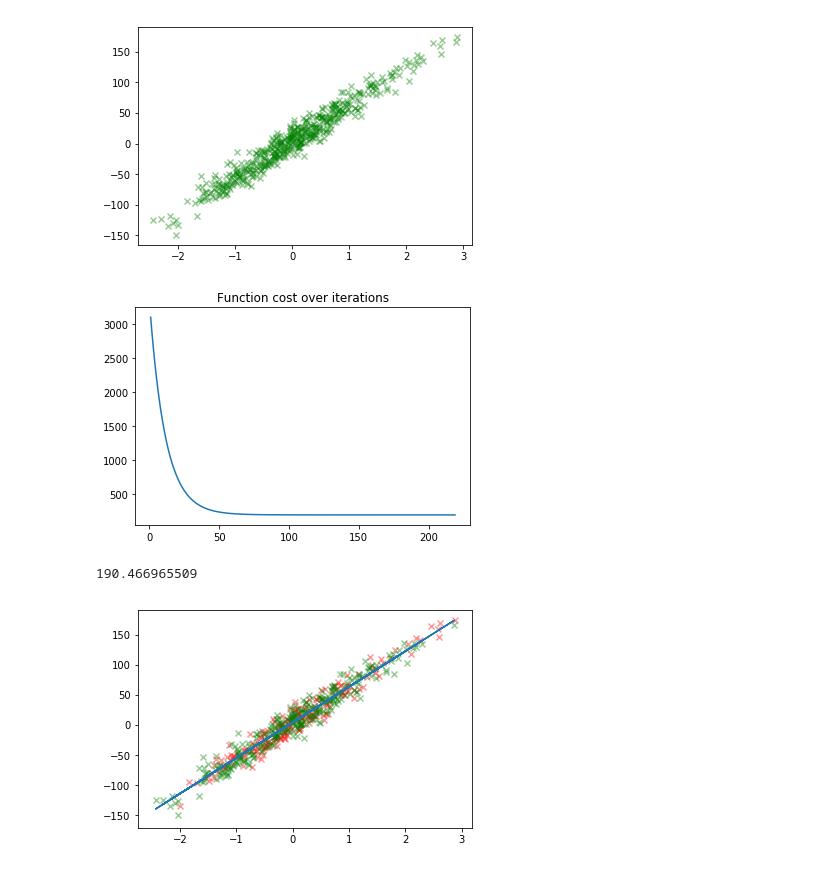
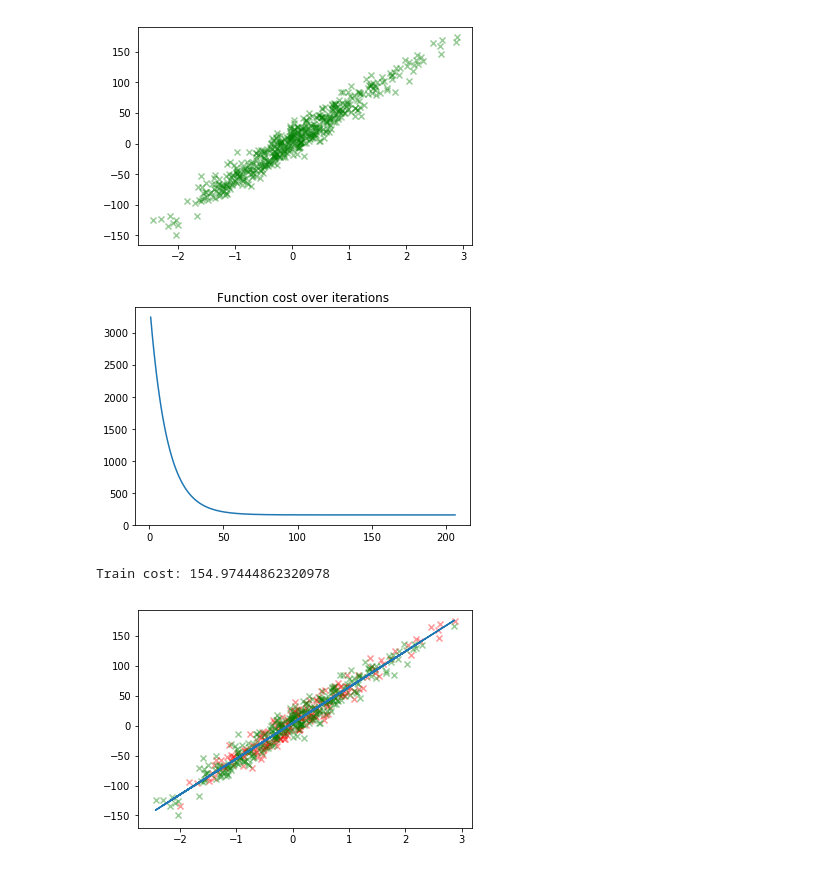
Before and after one commit to lzfelix/meta_learn, a Jupyter notebook: linear_regression.ipynb, the cells around one changed output. Drawn from its saved outputs; the diff is of its cells as text; code cells hidden in the pictures.

```diff
--- a/linear_regression.ipynb
+++ b/linear_regression.ipynb
@@ -102,35 +102,35 @@ def fit_linear(X, Y, lmbda=0):
     w_star, cost_history = gradient_descent(w, mse_linear, mse_cost_linear)
 
     return w_star, cost_history
 
 
 def estimate(X, w):
     ones = np.ones((X.shape[0], 1))
     X = np.concatenate((ones, X), axis=1)
     return X.dot(w)
 
 
 fraction = int(0.4 * len(ds[0]))
 X_train = ds[0][:fraction]
 Y_train = ds[1][:fraction]
 
 X_test = ds[0][fraction:]
 Y_test = ds[1][fraction:]
 
-w_star, cost_history = fit_linear(X_train, Y_train, 2)
+w_star, cost_history = fit_linear(X_train, Y_train)
 
 plt.plot(range(len(cost_history)), cost_history)
 plt.title('Function cost over iterations')
 plt.show()
 
-print(cost_history[-1])
+print("Train cost: {}".format(cost_history[-1]))
 
 # Not considering validation set here
 plt.scatter(X_train, Y_train, marker='x', alpha=0.4, color='red')
 plt.scatter(X_test, Y_test, marker='x', alpha=0.4, color='green')
 plt.plot(X_test, estimate(X_test, w_star))
 plt.show()
 # %% [output]
-[figure, old version]
+[figure, new version]
-190.466965509
+Train cost: 154.97444862320978
-[figure, old version]
+[figure, new version]
```
Also changed, not shown: 1 other file.
